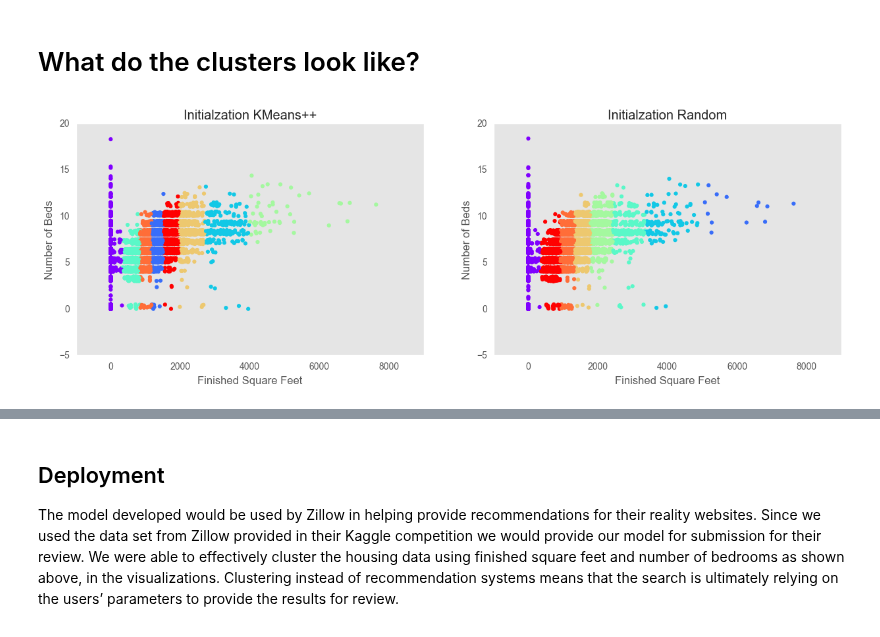
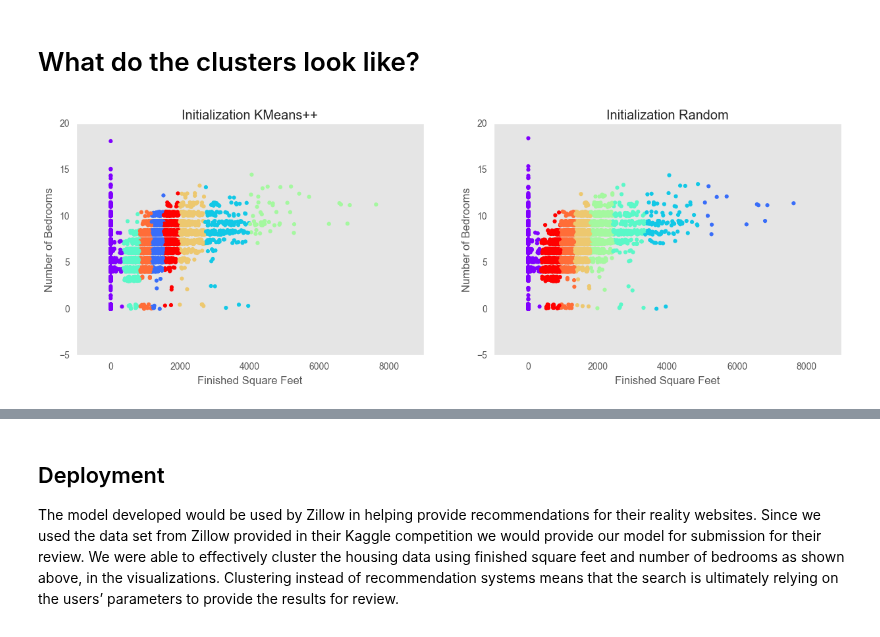
Before and after one commit to ChrisIrwin5620/Data-Mining-Group-Project, a Jupyter notebook: PythonCode/Project 3/Lab 3 Outline Damon.ipynb, the cells around one changed output, grey strips where cells are left out. Saved outputs shown, nothing was run; the diff lists cells and outputs as text; code cells hidden in the pictures.

Commit message:
Added a summarize section fixed spelling on cluster graphs

```diff
--- a/PythonCode/Project 3/Lab 3 Outline Damon.ipynb
+++ b/PythonCode/Project 3/Lab 3 Outline Damon.ipynb
@@ -734,30 +734,30 @@ After altering the algorithm, we found that the Elkan algorithm showed the abili
 # %%
 cls_ClustersKMeans = KMeans(n_clusters=groupingCnt, init='k-means++',random_state=1, algorithm =  'elkan')
 cls_ClustersKMeans.fit(X1)
 newfeature_RoomsKMeans = cls_ClustersKMeans.labels_ # the labels from kmeans clustering
 
 
 cls_ClustersRandom = KMeans(n_clusters=groupingCnt, init='random',random_state=1, algorithm =  'elkan')
 cls_ClustersRandom.fit(X1)
 newfeature_RoomsRandom = cls_ClustersRandom.labels_ # the labels from kmeans clustering
 
 #Create Graph
 f, ax = plt.subplots(figsize=(15, 10))
 
 plt.subplot(2,2,1)
 plt.scatter(X1[:, 1], X1[:, 0]+np.random.random(X1[:, 0].shape)/2, c=newfeature_RoomsKMeans, cmap=plt.cm.rainbow, s=20, linewidths=0)
-plt.title('Initialzation KMeans++')
-plt.xlabel('Finished Square Feet'), plt.ylabel('Number of Beds')
+plt.title('Initialization KMeans++')
+plt.xlabel('Finished Square Feet'), plt.ylabel('Number of Bedrooms')
 plt.grid()
 plt.plot()
 
 plt.subplot(2,2,2)
 plt.scatter(X1[:, 1], X1[:, 0]+np.random.random(X1[:, 0].shape)/2, c=newfeature_RoomsRandom, cmap=plt.cm.rainbow, s=20, linewidths=0)
-plt.title('Initialzation Random')
-plt.xlabel('Finished Square Feet'), plt.ylabel('Number of Beds')
+plt.title('Initialization Random')
+plt.xlabel('Finished Square Feet'), plt.ylabel('Number of Bedrooms')
 plt.plot()
 
 plt.grid()
 plt.show()
 # %% [output]
-[figure, old version]
+[figure, new version]
```
Also changed, not shown: parts of 2 cells of this notebook.
